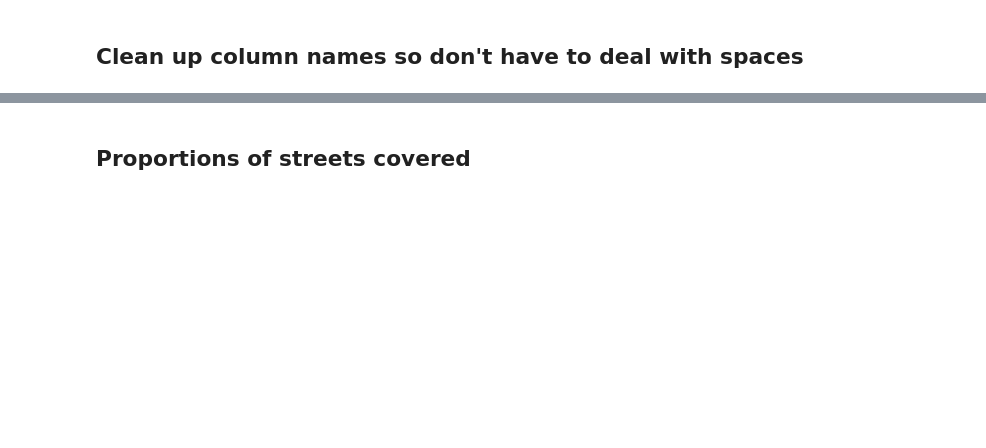
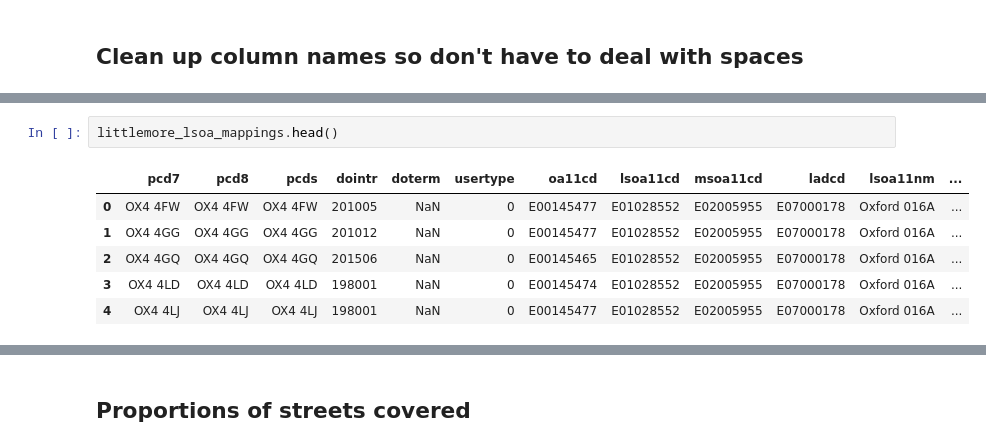
Before and after one commit to annarailton/littlemore_ltn_analysis, a Jupyter notebook: lpc_ltn_analysis.ipynb, the cells around one changed output, grey strips where cells are left out. Drawn from its saved outputs; the diff is of its cells as text; blank space fills up the shorter version.

```diff
--- a/lpc_ltn_analysis.ipynb
+++ b/lpc_ltn_analysis.ipynb
@@ -117,0 +143,9 @@ df.head()
+# %%
+littlemore_lsoa_mappings.head()
+# %% [output]
+|  | pcd7 | pcd8 | pcds | dointr | doterm | usertype | oa11cd | lsoa11cd | msoa11cd | ladcd | lsoa11nm | ... |
+| 0 | OX4 4FW | OX4 4FW | OX4 4FW | 201005 | NaN | 0 | E00145477 | E01028552 | E02005955 | E07000178 | Oxford 016A | ... |
+| 1 | OX4 4GG | OX4 4GG | OX4 4GG | 201012 | NaN | 0 | E00145477 | E01028552 | E02005955 | E07000178 | Oxford 016A | ... |
+| 2 | OX4 4GQ | OX4 4GQ | OX4 4GQ | 201506 | NaN | 0 | E00145465 | E01028552 | E02005955 | E07000178 | Oxford 016A | ... |
+| 3 | OX4 4LD | OX4 4LD | OX4 4LD | 198001 | NaN | 0 | E00145474 | E01028552 | E02005955 | E07000178 | Oxford 016A | ... |
+| 4 | OX4 4LJ | OX4 4LJ | OX4 4LJ | 198001 | NaN | 0 | E00145477 | E01028552 | E02005955 | E07000178 | Oxford 016A | ... |
```
Also changed, not shown: parts of 43 cells of this notebook.
